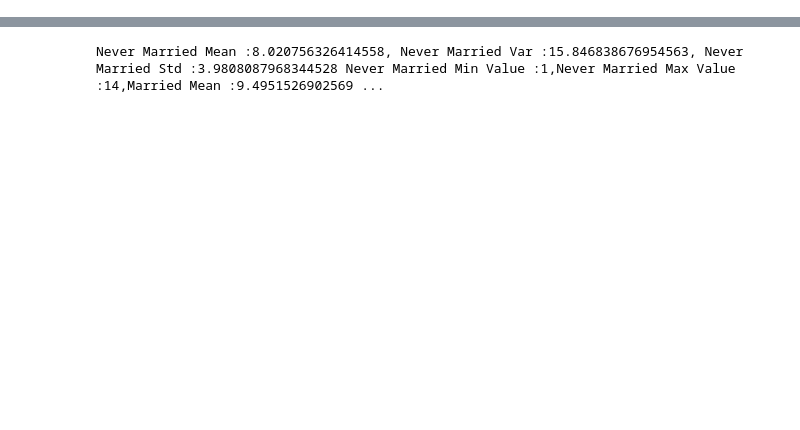
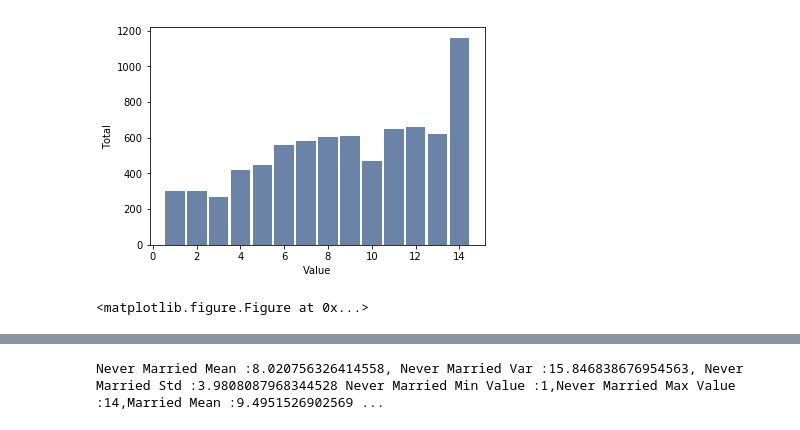
Before and after one commit to ammoti/CS240, a Jupyter notebook: Homework2_212970649/Homework2.ipynb, the cells around one changed output, grey strips where cells are left out. Saved outputs shown, nothing was run; the diff lists cells and outputs as text; code cells hidden in the pictures; blank space fills up the shorter version.

```diff
--- a/Homework2_212970649/Homework2.ipynb
+++ b/Homework2_212970649/Homework2.ipynb
@@ -29,3 +76,10 @@ Hist({14: 1160, 12: 658, 11: 647, 13: 623, 9: 607, 8: 606, 7: 583, 6: 559, 10: 4
+# %%
+totalIncome_hist = thinkstats2.Hist(totalIncome)
+thinkplot.Hist(totalIncome_hist)
+thinkplot.Show(xlabel='Value',ylabel='Total')
+# %% [output]
+[figure, added]
+<matplotlib.figure.Figure at 0x...>
 # %%
 #Question 4
 married,neverMarried = pres[pres.fmarno>=1],pres[pres.fmarno==0]
```
Also changed, not shown: parts of 7 cells of this notebook.
